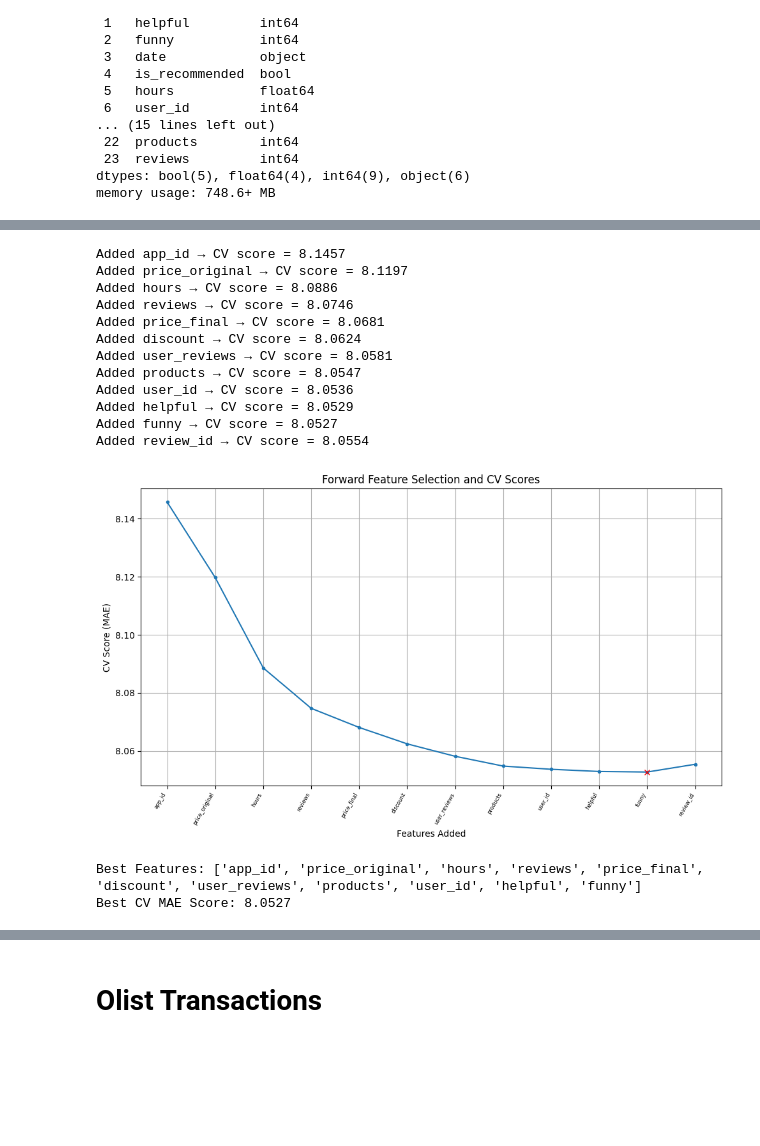
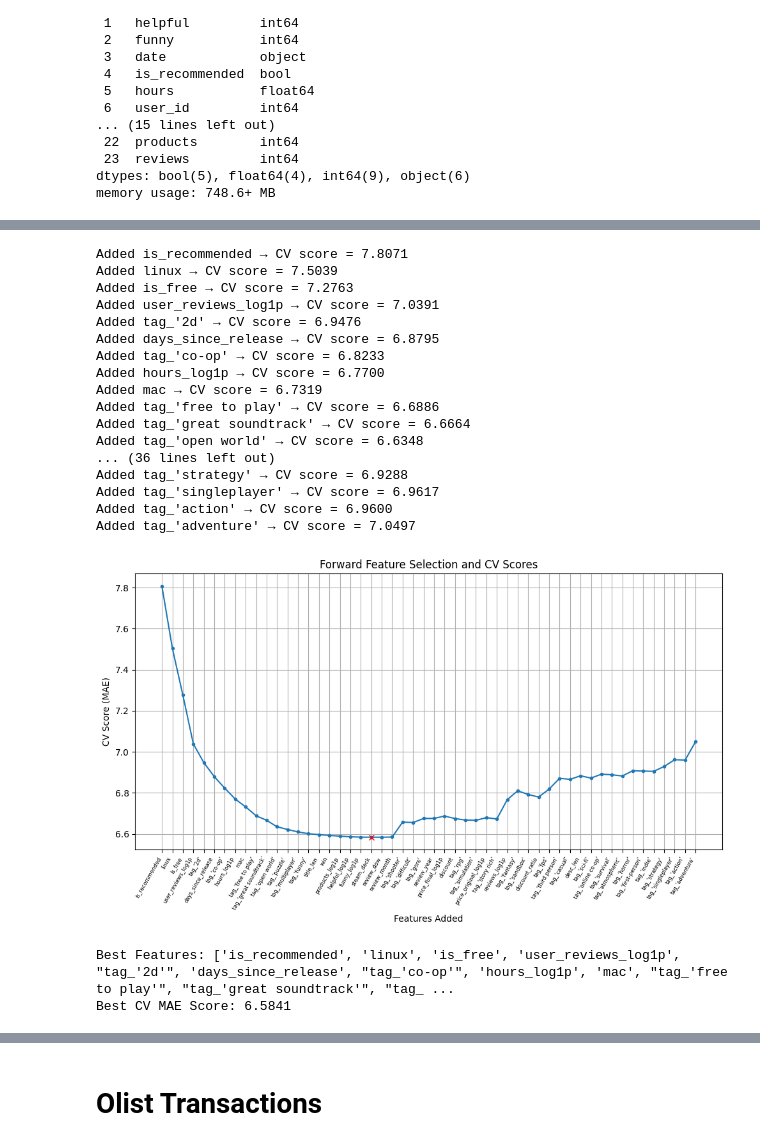
Before and after one commit to cdc18b/dx799capstoneO1, a Jupyter notebook: week3dx799.ipynb, the cells around one changed output, grey strips where cells are left out. Saved outputs shown, nothing was run; the diff lists cells and outputs as text; code cells hidden in the pictures; blank space fills up the shorter version.

```diff
--- a/week3dx799.ipynb
+++ b/week3dx799.ipynb
@@ -607,40 +737,45 @@ memory usage: 748.6+ MB
 # %%
-X_train, X_test, y_train, y_test = train_test_split(steam.drop("positive_ratio", axis=1), steam["positive_ratio"], test_size=0.2, random_state=random_state)
+X_train, X_test, y_train, y_test = train_test_split(X, y, test_size=0.2, random_state=random_state)
 scaler = StandardScaler()
-X_train_scaled = scaler.fit_transform(X_train.select_dtypes(include=["int", "float"]))
-X_test_scaled = scaler.transform(X_test.select_dtypes(include=["int", "float"]))
+X_train_scaled = scaler.fit_transform(X_train)
+X_test_scaled = scaler.transform(X_test)
 # %%
-numeric_features = X_train.select_dtypes(include=["int", "float"]).columns
+# Convert scaled arrays back to DataFrames for feature selection
 
 X_train_scaled_df = pd.DataFrame(
     X_train_scaled,
-    columns=numeric_features,
-    index=X_train.index
+    columns=feature_names
 )
 
+# Forward Feature Selection
 model = LinearRegression()
 forward_selected_features, forward_best_scores, forward_best_subset, forward_best_score = forward_feature_selection(
     X_train_scaled_df,
     y_train,
     model,
     verbose=True
 )
 # %% [output]
-Added app_id → CV score = 8.1457
-Added price_original → CV score = 8.1197
-Added hours → CV score = 8.0886
-Added reviews → CV score = 8.0746
-Added price_final → CV score = 8.0681
-Added discount → CV score = 8.0624
-Added user_reviews → CV score = 8.0581
-Added products → CV score = 8.0547
-Added user_id → CV score = 8.0536
-Added helpful → CV score = 8.0529
-Added funny → CV score = 8.0527
-Added review_id → CV score = 8.0554
+Added is_recommended → CV score = 7.8071
+Added linux → CV score = 7.5039
+Added is_free → CV score = 7.2763
+Added user_reviews_log1p → CV score = 7.0391
+Added tag_'2d' → CV score = 6.9476
+Added days_since_release → CV score = 6.8795
+Added tag_'co-op' → CV score = 6.8233
+Added hours_log1p → CV score = 6.7700
+Added mac → CV score = 6.7319
+Added tag_'free to play' → CV score = 6.6886
+Added tag_'great soundtrack' → CV score = 6.6664
+Added tag_'open world' → CV score = 6.6348
+... (36 lines left out)
+Added tag_'strategy' → CV score = 6.9288
+Added tag_'singleplayer' → CV score = 6.9617
+Added tag_'action' → CV score = 6.9600
+Added tag_'adventure' → CV score = 7.0497
-[figure, old version]
+[figure, new version]
-Best Features: ['app_id', 'price_original', 'hours', 'reviews', 'price_final', 'discount', 'user_reviews', 'products', 'user_id', 'helpful', 'funny']
-Best CV MAE Score: 8.0527
+Best Features: ['is_recommended', 'linux', 'is_free', 'user_reviews_log1p', "tag_'2d'", 'days_since_release', "tag_'co-op'", 'hours_log1p', 'mac', "tag_'free to play'", "tag_'great soundtrack'", "tag_ ...
+Best CV MAE Score: 6.5841
 # %%
 X_train_scaled_df = pd.DataFrame(
     X_train_scaled,
```
Also changed, not shown: parts of 5 cells of this notebook.
